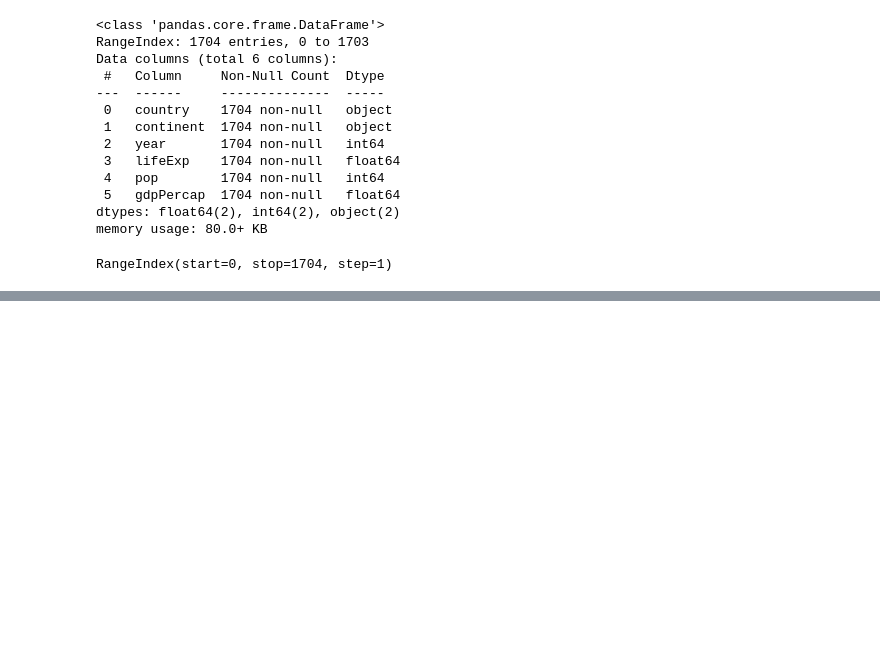
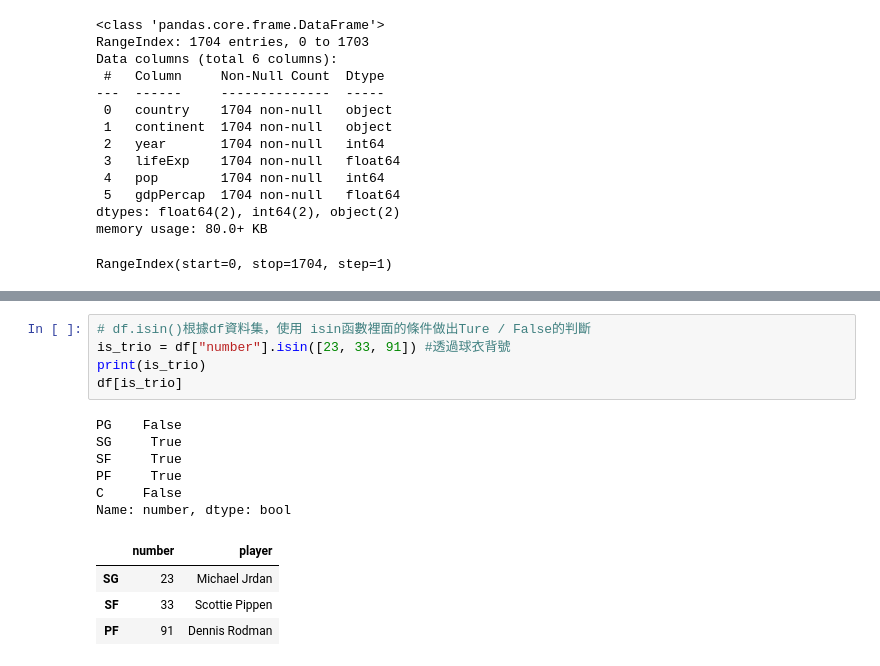
Before and after one commit to astalee812/Python-Practice, a Jupyter notebook: Data Science in Action.ipynb, the cells around one changed output, grey strips where cells are left out. Saved outputs shown, nothing was run; the diff lists cells and outputs as text; blank space fills up the shorter version.

```diff
--- a/Data Science in Action.ipynb
+++ b/Data Science in Action.ipynb
@@ -184,0 +207,16 @@ RangeIndex(start=0, stop=1704, step=1)
+# %%
+# df.isin()根據df資料集，使用 isin函數裡面的條件做出Ture / False的判斷
+is_trio = df["number"].isin([23, 33, 91]) #透過球衣背號
+print(is_trio)
+df[is_trio]
+# %% [output]
+PG    False
+SG     True
+SF     True
+PF     True
+C     False
+Name: number, dtype: bool
+|  | number | player |
+| SG | 23 | Michael Jrdan |
+| SF | 33 | Scottie Pippen |
+| PF | 91 | Dennis Rodman |
```
Also changed, not shown: parts of 3 cells of this notebook.
